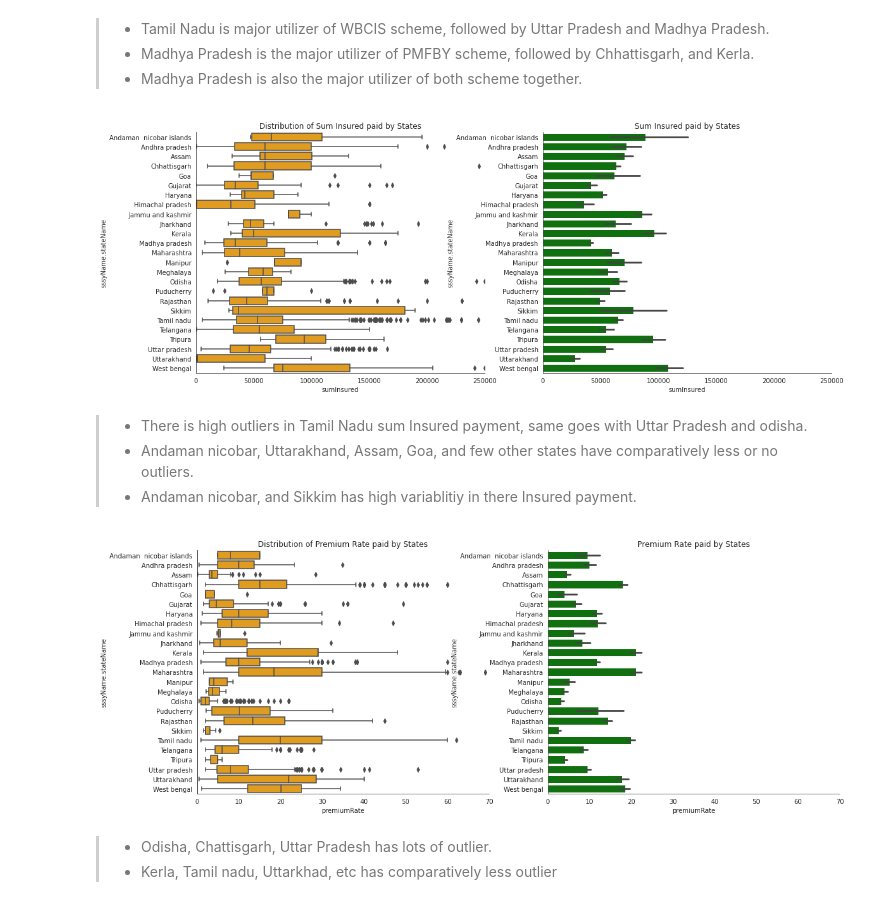
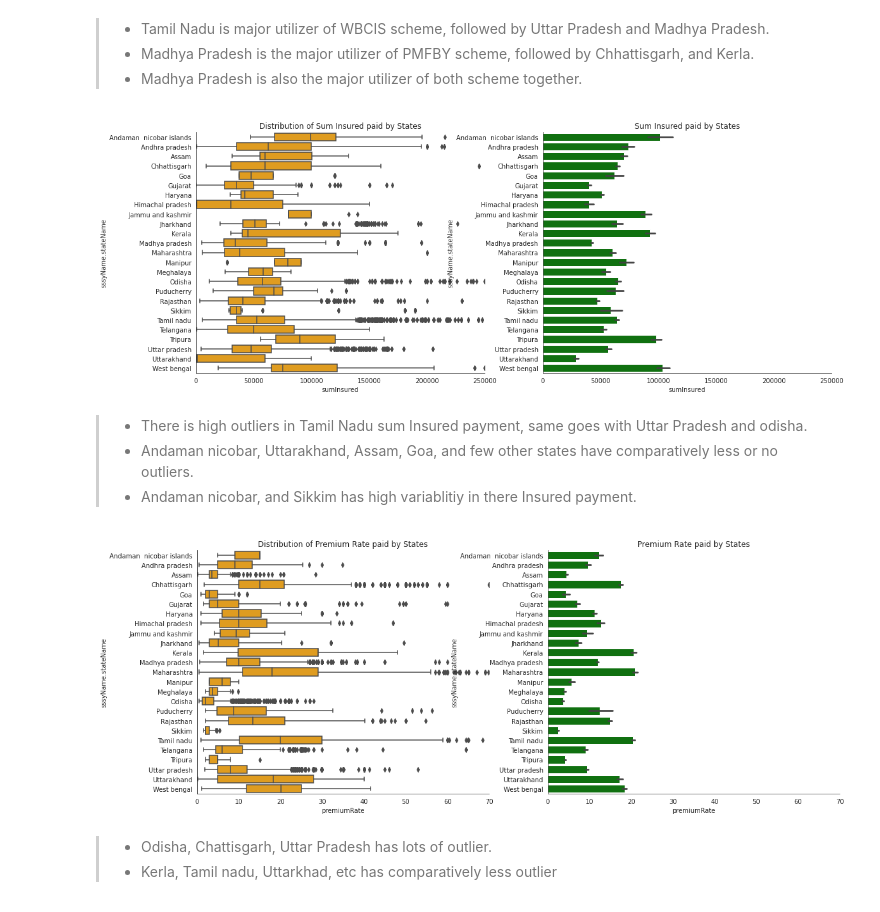
Before and after one commit to buggyprogrammer/EDA-PMFBY, a Jupyter notebook: EDA_PMFBY.ipynb, the cells around one changed output. Cells and saved outputs as stored; diff of their text form; code cells hidden in the pictures.

```diff
--- a/EDA_PMFBY.ipynb
+++ b/EDA_PMFBY.ipynb
@@ -633,16 +628,16 @@ plt.show()
 # %%
 # sumInsured by states
 fig, ax = plt.subplots(1,2, figsize=(18, 7), sharex=True)
-sns.barplot(y=df_crg['sssyName.stateName'], x=df_crg_['sumInsured'], color='green', orient='h', ax=ax[1])
-sns.boxplot(y=df_crg['sssyName.stateName'], x=df_crg_['sumInsured'], color='orange', orient='h', ax=ax[0])
+sns.barplot(y=df_crg['sssyName.stateName'], x=df_crg['sumInsured'], color='green', orient='h', ax=ax[1])
+sns.boxplot(y=df_crg['sssyName.stateName'], x=df_crg['sumInsured'], color='orange', orient='h', ax=ax[0])
 ax[1].set_title('Sum Insured paid by States')
 ax[0].set_title('Distribution of Sum Insured paid by States')
 ax[0].ticklabel_format(style='plain', axis='x')
 ax[0].set_xlim(0, 250000)
 sns.despine()
 plt.show()
 # %% [output]
-[figure, old version]
+[figure, new version]
 # %% [markdown]
 > * There is high outliers in Tamil Nadu sum Insured payment, same goes with Uttar Pradesh and odisha.
 > * Andaman nicobar, Uttarakhand, Assam, Goa, and few other states have comparatively less or no outliers.
@@ -650,15 +645,15 @@ plt.show()
 # %%
 # Premium paid by states
 fig, ax = plt.subplots(1,2, figsize=(18, 7), sharex=True)
-sns.barplot(y=df_crg['sssyName.stateName'], x=df_crg_['premiumRate'], color='green', orient='h', ax=ax[1])
-sns.boxplot(y=df_crg['sssyName.stateName'], x=df_crg_['premiumRate'], color='orange', orient='h', ax=ax[0])
+sns.barplot(y=df_crg['sssyName.stateName'], x=df_crg['premiumRate'], color='green', orient='h', ax=ax[1])
+sns.boxplot(y=df_crg['sssyName.stateName'], x=df_crg['premiumRate'], color='orange', orient='h', ax=ax[0])
 ax[1].set_title('Premium Rate paid by States')
 ax[0].set_title('Distribution of Premium Rate paid by States')
 ax[0].set_xlim(0, 70)
 sns.despine()
 plt.show()
 # %% [output]
-[figure, old version]
+[figure, new version]
 # %% [markdown]
 > * Odisha, Chattisgarh, Uttar Pradesh has lots of outlier.
 > * Kerla, Tamil nadu, Uttarkhad, etc has comparatively less outlier
```
Also changed, not shown: parts of 12 cells of this notebook.
